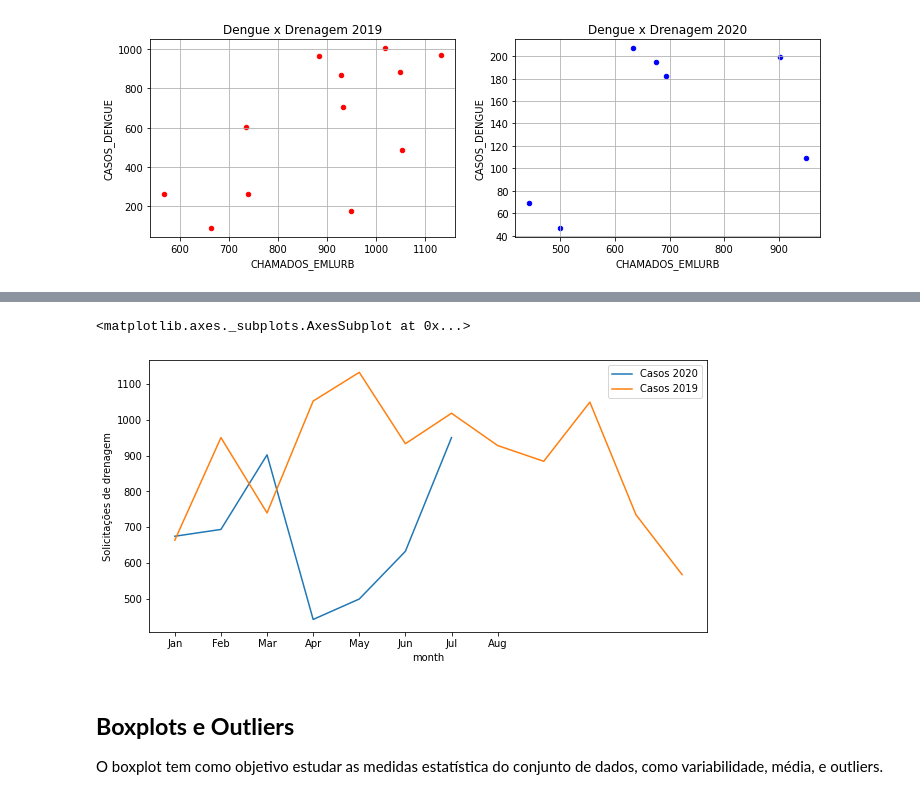
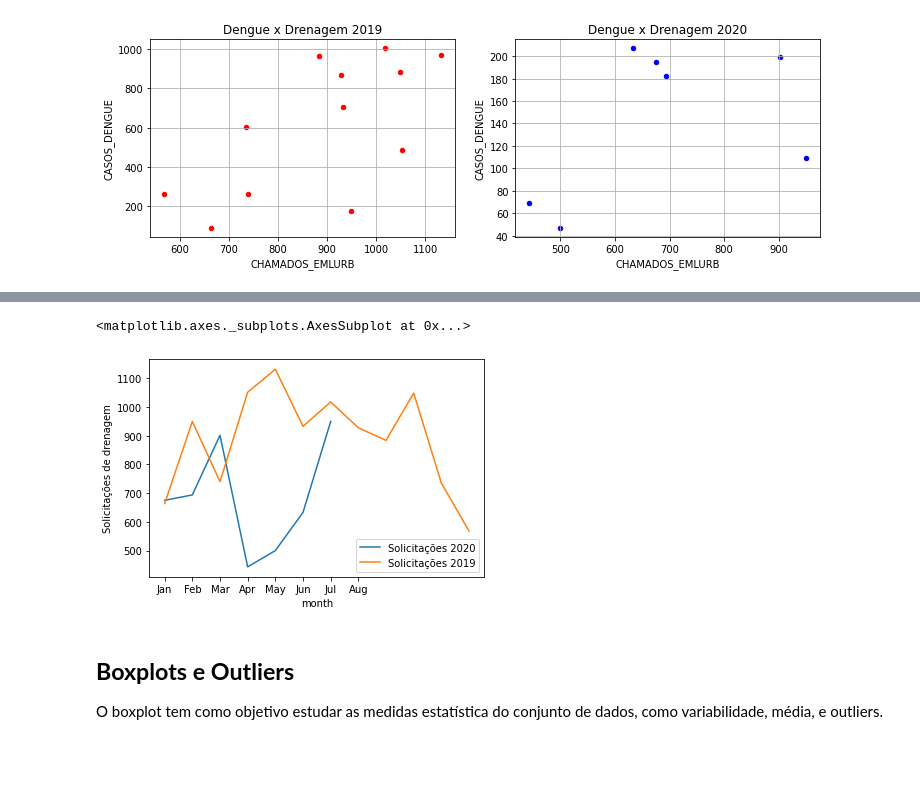
Before and after one commit to HiagoAD/GDI2, a Jupyter notebook: Project_1.ipynb, the cells around one changed output, grey strips where cells are left out. Drawn from its saved outputs; the diff is of its cells as text; code cells hidden in the pictures; blank space fills up the shorter version.

```diff
--- a/Project_1.ipynb
+++ b/Project_1.ipynb
@@ -259,11 +324,11 @@ crossed_info19.plot(x='month', y = 'CASOS_DENGUE', kind = 'line', ax=ax, label='
 # %%
 # Comparação de solicitações de drenagem para anos de 2020 e 2019
 
-ax = crossed_info.plot(x='month', y = 'CHAMADOS_EMLURB', ylabel='Solicitações de drenagem', xlabel='Mês', kind = 'line', label='Casos 2020')
-crossed_info19.plot(x='month', y = 'CHAMADOS_EMLURB', kind = 'line', ax=ax, label='Casos 2019')
+ax = crossed_info.plot(x='month', y = 'CHAMADOS_EMLURB', ylabel='Solicitações de drenagem', xlabel='Mês', kind = 'line', label='Solicitações 2020')
+crossed_info19.plot(x='month', y = 'CHAMADOS_EMLURB', kind = 'line', ax=ax, label='Solicitações 2019')
 # %% [output]
 <matplotlib.axes._subplots.AxesSubplot at 0x...>
-[figure, old version]
+[figure, new version]
 # %% [markdown]
 ## **Boxplots e Outliers**
 
```
Also changed, not shown: parts of 10 cells of this notebook.
